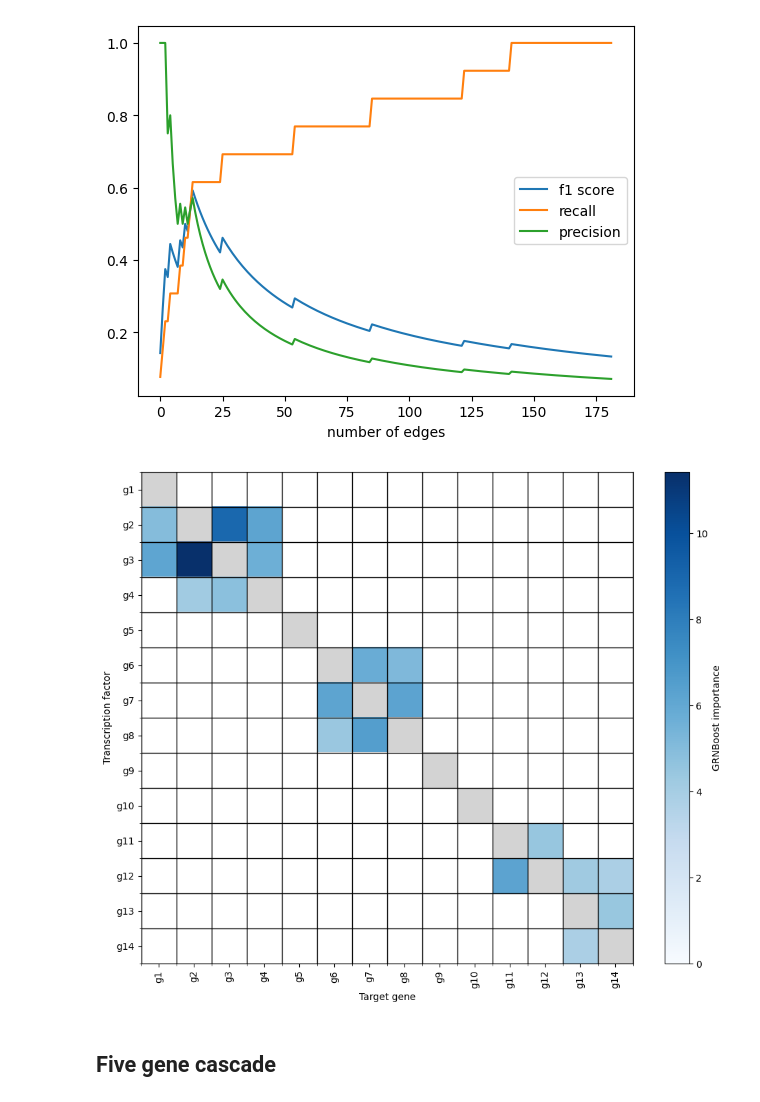
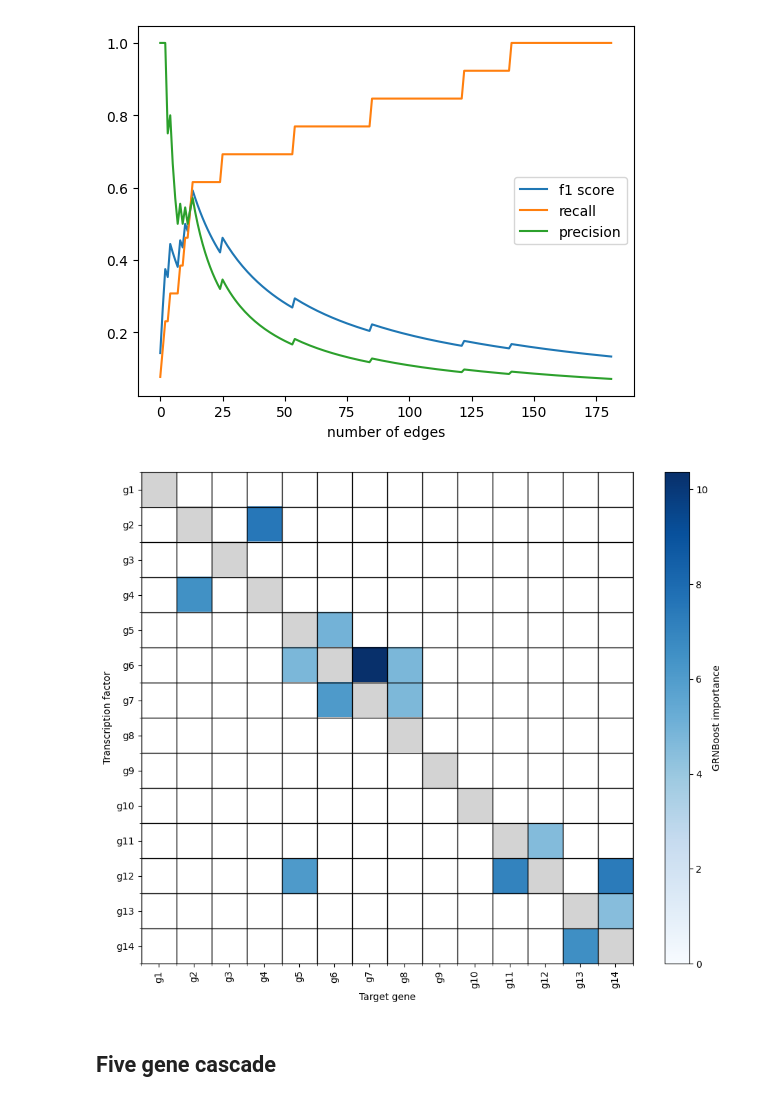
Before and after one commit to GoyalLab/TwINFER, a Jupyter notebook: TwINFER_verification/LARRY_Chipseq.ipynb, the cells around one changed output. Drawn from its saved outputs; the diff is of its cells as text; code cells hidden in the pictures.

```diff
--- a/TwINFER_verification/LARRY_Chipseq.ipynb
+++ b/TwINFER_verification/LARRY_Chipseq.ipynb
@@ -754,10 +703,10 @@ list_simulations = [
 path_to_plot_data = "/home/gzu5140/Keerthana_b1042/grnInference/plot_data/f1_scores/"
 path = "/home/gzu5140/Keerthana_b1042/grnInference/simulation_data/figure_4/df_rows_0_0_0_0_0_0_0_0_0_0_0_0_0_0_15122025_072423_ncells_6000_figure_1_network_0_1_eb90c181.csv"
 df = pd.read_csv(path)
-df_5_gene_network = df[df['time_step'] == 1]
+df = df[df['time_step'] == 1]
 gene_names = [f"gene_{i}_mRNA" for i in np.arange(1,15)]
-df_5_gene_network = df_5_gene_network[gene_names]
-X = df_5_gene_network.to_numpy(dtype=np.float64)
+df = df[gene_names]
+X = df.to_numpy(dtype=np.float64)
 tf_names = list(gene_names)
 network_f1 = grnboost2(
     expression_data=X,
@@ -766,6 +715,6 @@ network_f1 = grnboost2(
     verbose=True,
     seed = 101010
 )
-# network.to_csv(f"{path_to_plot_data}/grn_boost_figure_1_network_inference_{id}.csv")
+network_f1.to_csv(f"{path_to_plot_data}/grn_boost_figure_1_network_inference_best_f1.csv")
 # %% [output]
 preparing dask client
@@ -1077,16 +1254,16 @@ plt.show()
 [figure]
 # %%
 import matplotlib.colors as mcolors
-threshold = 3.8103
+threshold = 4.47
 # Ensure correct column names
-network = network.rename(columns={
+network_f1 = network_f1.rename(columns={
     "TF": "tf",
     "target": "target",
     "importance": "importance"
 })
 
 # Pivot to TF × target matrix
-heatmap_df = network.pivot(
+heatmap_df = network_f1.pivot(
     index="tf",
     columns="target",
     values="importance"
@@ -1094,6 +1271,7 @@ heatmap_df = network.pivot(
 
 # Replace missing edges with 0
 heatmap_df = heatmap_df.fillna(0.0)
+
 
 def to_g_label(name):
     m = re.search(r'(\d+)', str(name))
@@ -1156,34 +1334,34 @@ ax.imshow(
     vmin=0
 )
 
 # Axis labels
 ax.set_xticks(np.arange(len(heatmap_df.columns)))
 ax.set_yticks(np.arange(len(heatmap_df.index)))
 
 ax.set_xticklabels(heatmap_df.columns, rotation=90)
 ax.set_yticklabels(heatmap_df.index)
 
 ax.set_xticks(np.arange(-0.5, plot_matrix.shape[1], 1), minor=True)
 ax.set_yticks(np.arange(-0.5, plot_matrix.shape[0], 1), minor=True)
 
 ax.grid(
     which="minor",
     color="black",
     linestyle="-",
     linewidth=1,
 )
 
 ax.set_xlabel("Target gene")
 ax.set_ylabel("Transcription factor")
 
 # Colorbar
 cbar = plt.colorbar(im, ax=ax)
 cbar.set_label("GRNBoost importance")
 
 plt.tight_layout()
 plt.show()
 # %% [output]
-[figure, old version]
+[figure, new version]
 # %%
 plot_matrix.to_csv("/home/gzu5140/Keerthana_b1042/grnInference/plot_data/figure_3_02012026/grnboost2_fig_1_inference.csv")
 # %% [markdown]
```
Also changed, not shown: parts of 10 cells of this notebook, 13 other files.
